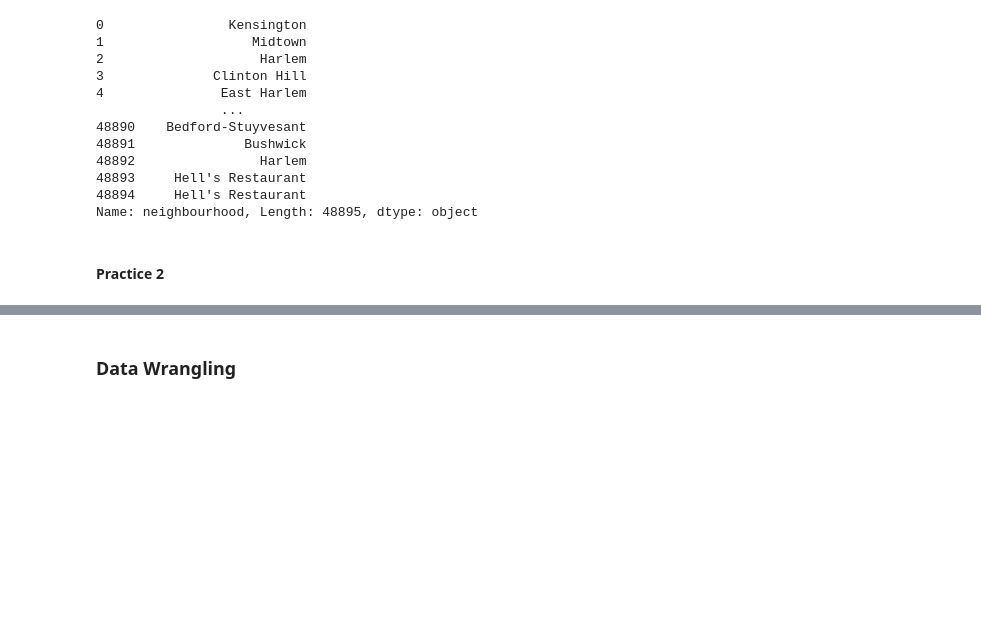
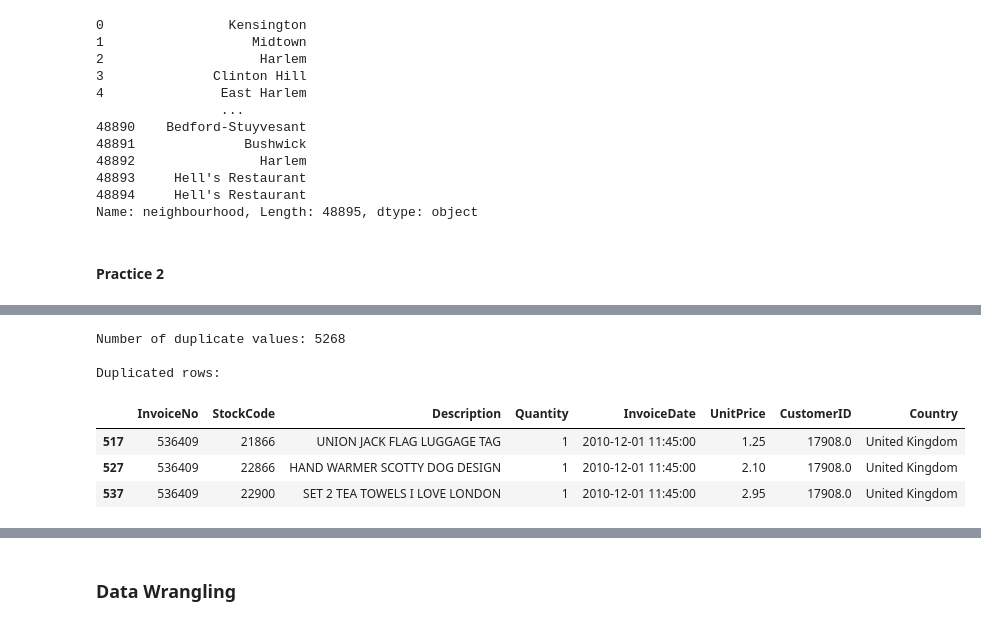
Before and after one commit to mmaazkhanhere/genai-learning-repo, a Jupyter notebook: data-analysis-course/course.ipynb, the cells around one changed output, grey strips where cells are left out. Saved outputs shown, nothing was run; the diff lists cells and outputs as text; code cells hidden in the pictures; blank space fills up the shorter version.

```diff
--- a/data-analysis-course/course.ipynb
+++ b/data-analysis-course/course.ipynb
@@ -2176,0 +2217,12 @@ Name: neighbourhood, Length: 48895, dtype: object
+# %%
+print(f"Number of duplicate values: {df.duplicated().sum()}")
+print("\nDuplicated rows: \n")
+df[df.duplicated(keep='first')].head(3) # the first occurence of a duplicate is kept, the rest are dropped
+# %% [output]
+Number of duplicate values: 5268
+
+Duplicated rows:
+|  | InvoiceNo | StockCode | Description | Quantity | InvoiceDate | UnitPrice | CustomerID | Country |
+| 517 | 536409 | 21866 | UNION JACK FLAG LUGGAGE TAG | 1 | 2010-12-01 11:45:00 | 1.25 | 17908.0 | United Kingdom |
+| 527 | 536409 | 22866 | HAND WARMER SCOTTY DOG DESIGN | 1 | 2010-12-01 11:45:00 | 2.10 | 17908.0 | United Kingdom |
+| 537 | 536409 | 22900 | SET 2 TEA TOWELS I LOVE LONDON | 1 | 2010-12-01 11:45:00 | 2.95 | 17908.0 | United Kingdom |
```
Also changed, not shown: parts of 11 cells of this notebook, 1 other file.
